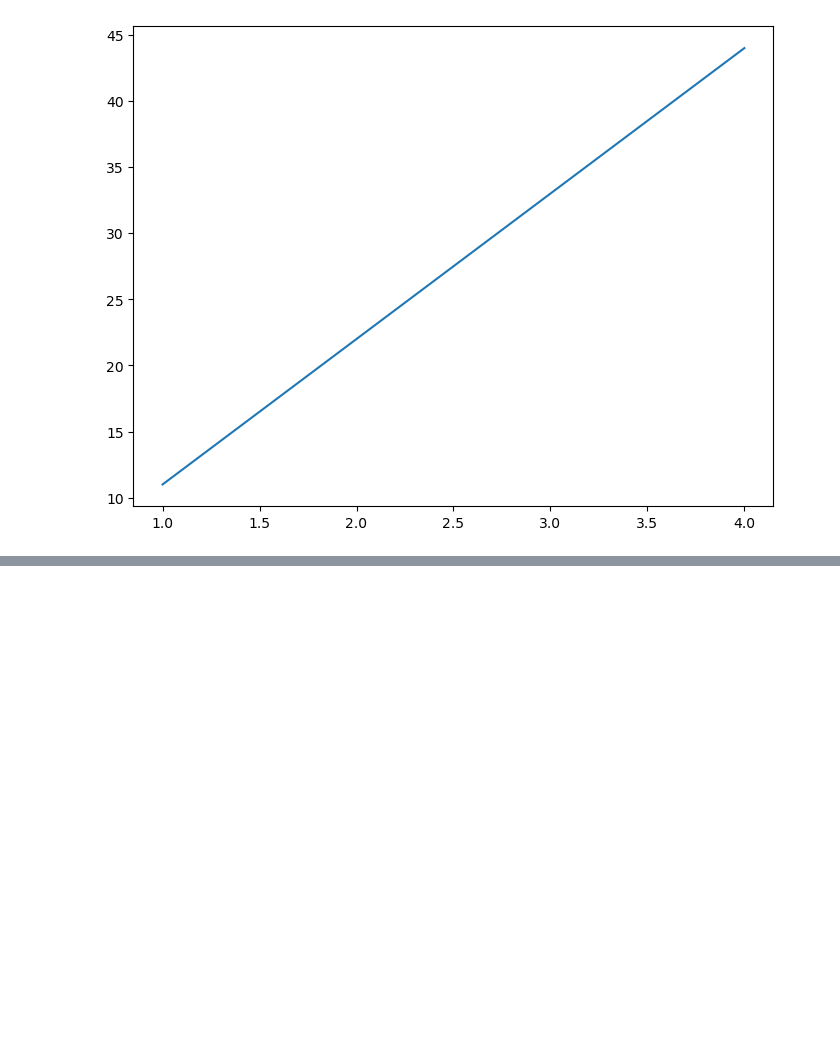
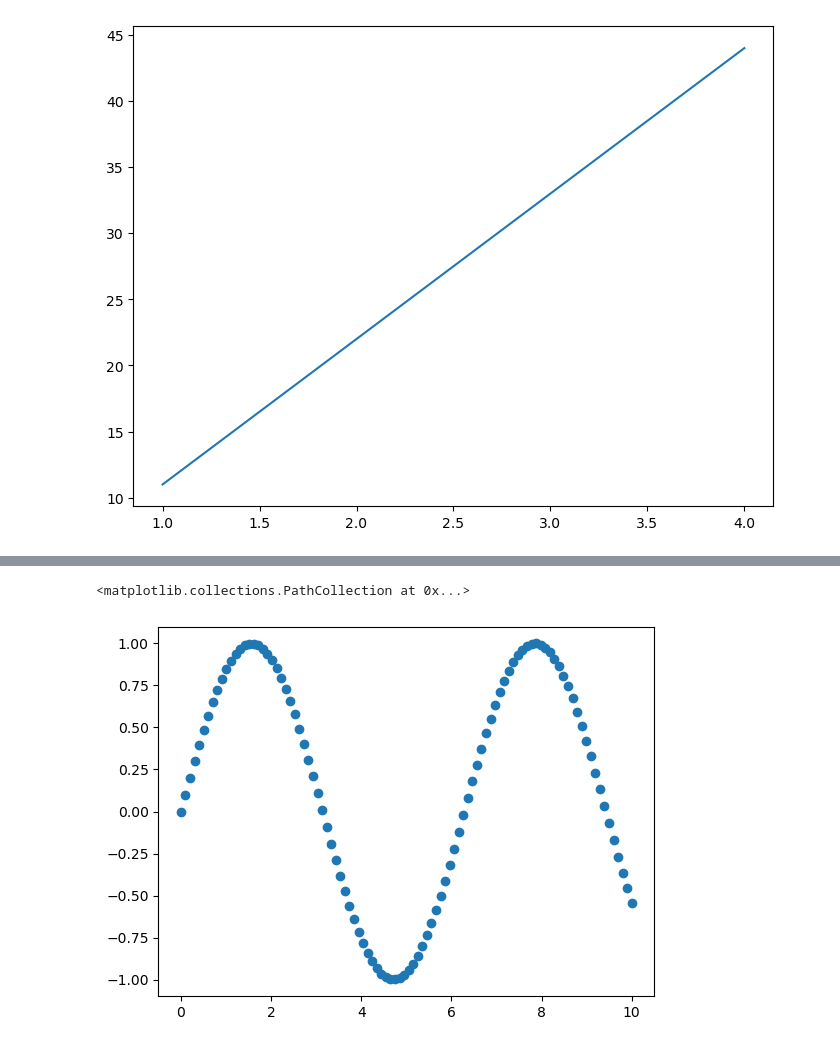
Before and after one commit to emirryilmazz/ML, a Jupyter notebook: Matplotlib/Untitled.ipynb, the cells around one changed output, grey strips where cells are left out. Saved outputs shown, nothing was run; the diff lists cells and outputs as text; code cells hidden in the pictures; blank space fills up the shorter version.

```diff
--- a/Matplotlib/Untitled.ipynb
+++ b/Matplotlib/Untitled.ipynb
@@ -40,0 +54,6 @@ ax.plot(x, y) # add some data
+# %%
+fig, ax = plt.subplots()
+ax.scatter(x, np.sin(x))
+# %% [output]
+<matplotlib.collections.PathCollection at 0x...>
+[figure, added]
```
Also changed, not shown: parts of 31 cells of this notebook.
